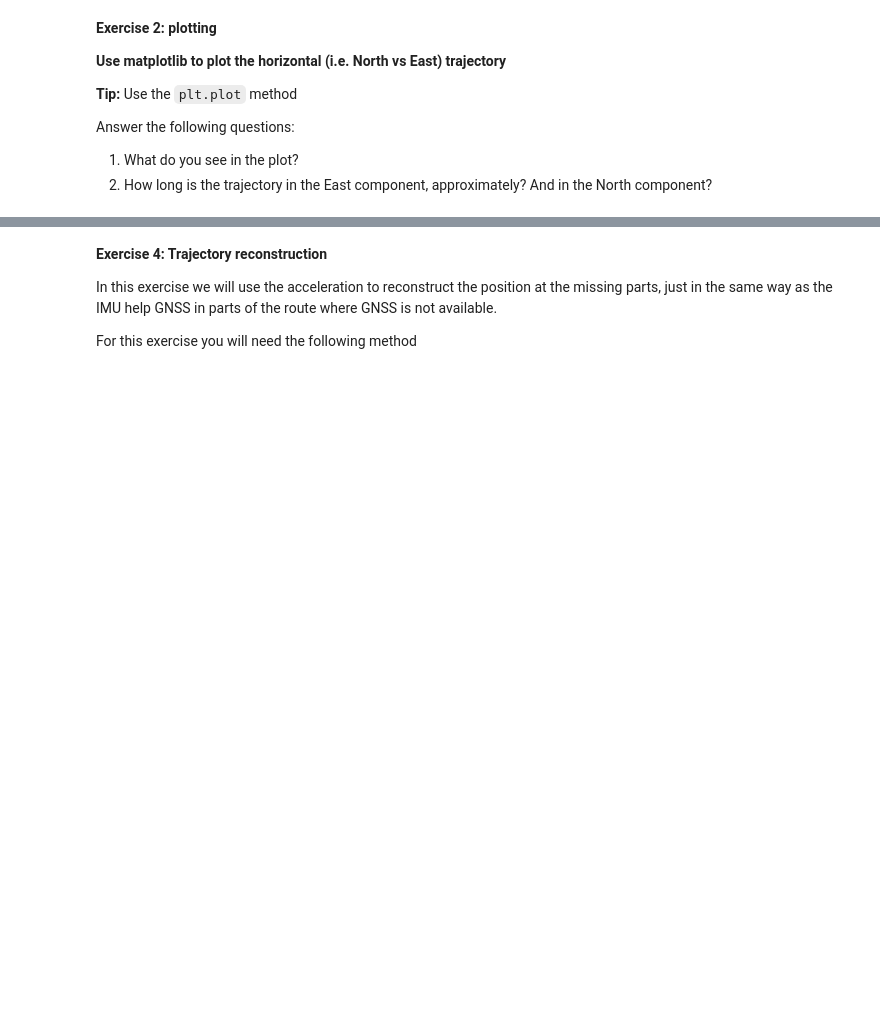
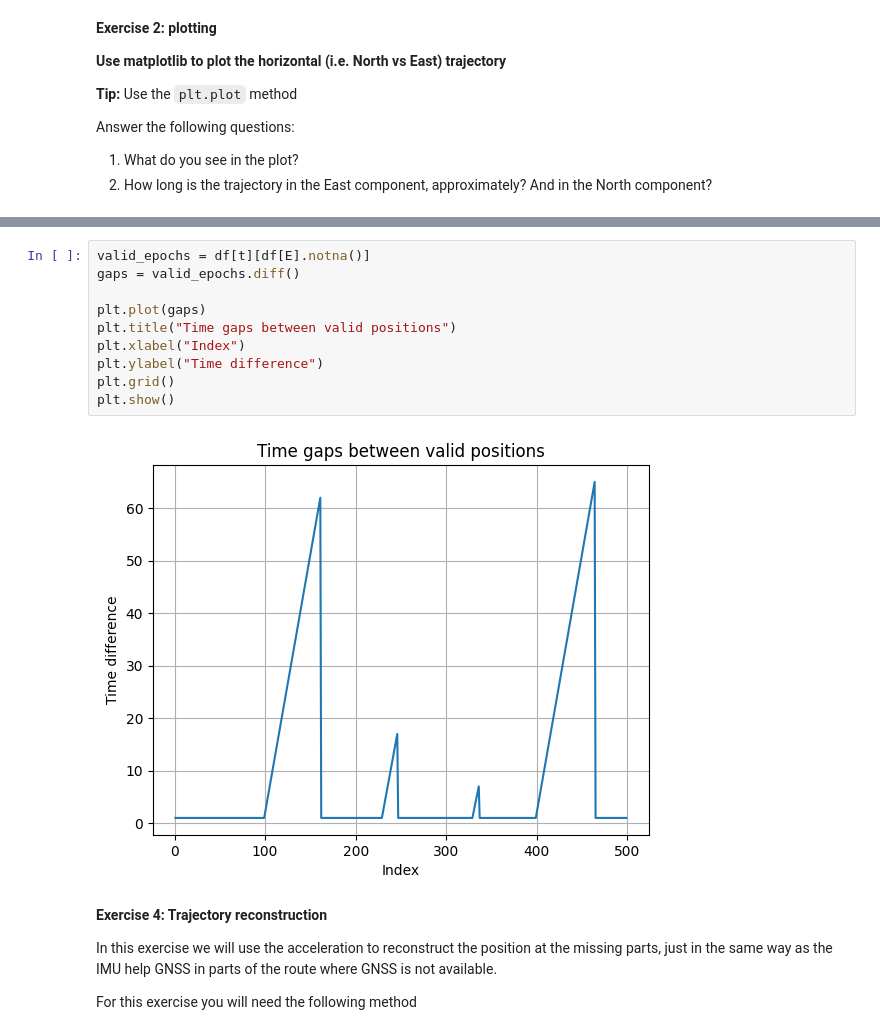
Before and after one commit to FranciscoSagardoyProus/PAI_REPO, a Jupyter notebook: plab/p3_GNSS_IMU.ipynb, the cells around one changed output, grey strips where cells are left out. Drawn from its saved outputs; the diff is of its cells as text; blank space fills up the shorter version.

```diff
--- a/plab/p3_GNSS_IMU.ipynb
+++ b/plab/p3_GNSS_IMU.ipynb
@@ -175,3 +218,15 @@ Answer the following questions:
+# %%
+valid_epochs = df[t][df[E].notna()]
+gaps = valid_epochs.diff()
+
+plt.plot(gaps)
+plt.title("Time gaps between valid positions")
+plt.xlabel("Index")
+plt.ylabel("Time difference")
+plt.grid()
+plt.show()
+# %% [output]
+[figure, added]
 # %% [markdown]
 **Exercise 4: Trajectory reconstruction**
 
```
Also changed, not shown: parts of 12 cells of this notebook.
